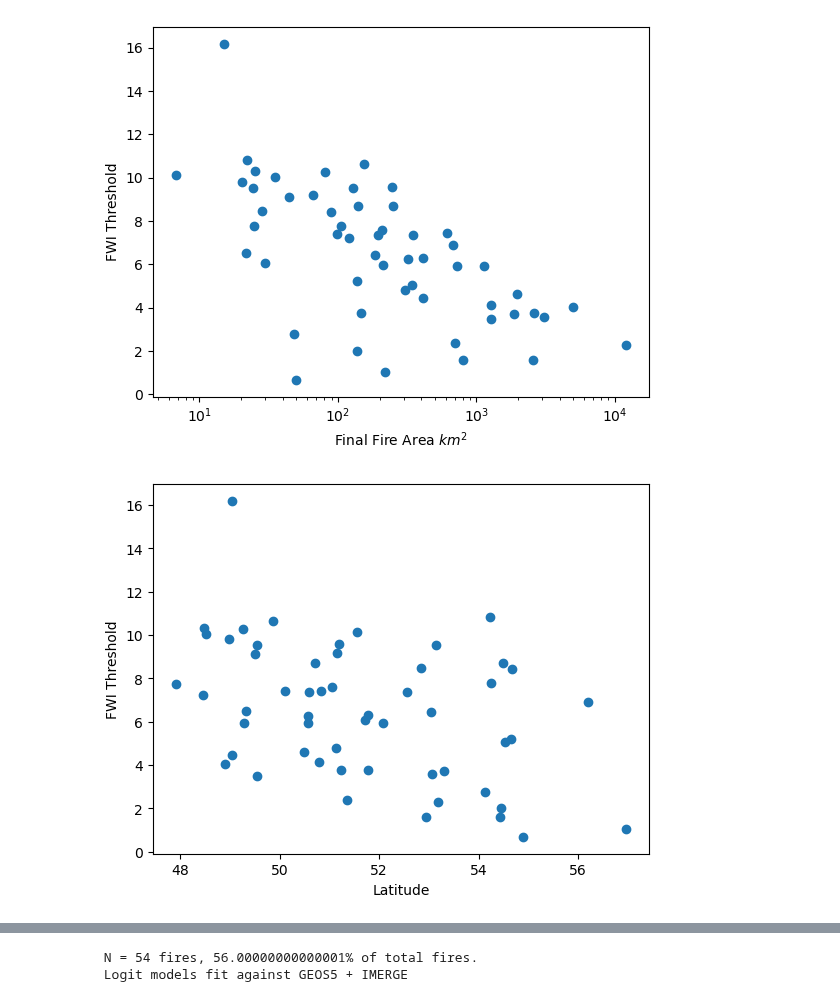
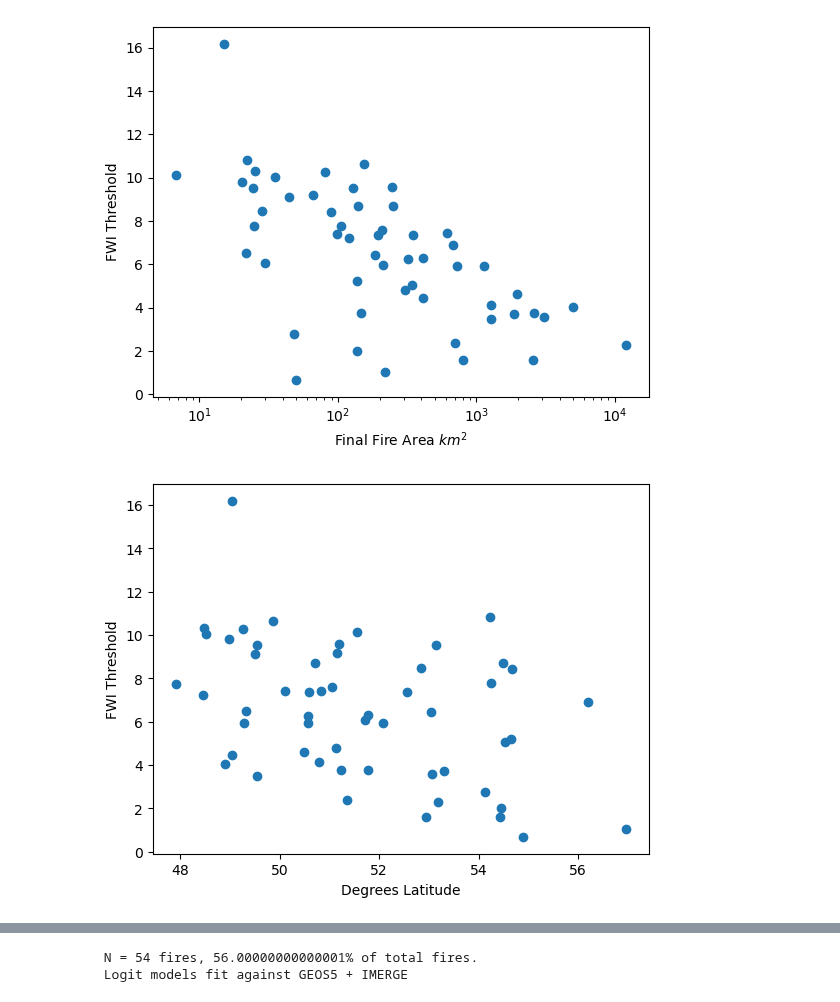
Before and after one commit to mccabete/fwiVis, a Jupyter notebook: notebooks/Logit_models.ipynb, the cells around one changed output, grey strips where cells are left out. Cells and saved outputs as stored; diff of their text form; code cells hidden in the pictures.

```diff
--- a/notebooks/Logit_models.ipynb
+++ b/notebooks/Logit_models.ipynb
@@ -1030,17 +1031,17 @@ plt.savefig(f"some_figs/logit_model_plots/Threshholds_vs_fire_size_{y_col_name}.
 # %%
 y = "spread_bool_100"
 y_col_name = f'GEOS5_IMERGEARLY_thresh_{y}'
 
 plt.scatter(y = fire_df.groupby('fireID')[y_col_name].max(), x = fire_projected[fire_projected.fireID.isin(fire_df.fireID.unique())].groupby('fireID')["Lat"].max()) # c = fire_projected[fire_projected.fireID.isin(fire_df.fireID.unique())].groupby('fireID')["Lat"].max()
-plt.xlabel("Latitude")
+plt.xlabel("Degrees Latitude")
 #plt.ylabel(f"FWI Threshold for >50% chance of {y}")
 #plt.ylabel(f"FWI Thresh >50% chance 0.05 area change")
 plt.ylabel(f"FWI Threshold")
 #plt.xscale("log")
 #print(f" N = {len(fire_df[~fire_df[y_col_name].isna()].fireID.unique())} fires, {round((len(fire_df[~fire_df[y_col_name].isna()].fireID.unique()) / len(fire_df.fireID.unique())) * 100, 2) }% of total fires. \n Logit models fit against GEOS5 + IMERGE")
 #plt.title(f" N = {len(fire_df[~fire_df[y_col_name].isna()].fireID.unique())} fires, {round((len(fire_df[~fire_df[y_col_name].isna()].fireID.unique()) / len(fire_df.fireID.unique())) * 100, 2) }% of total fires. \n Logit models fit against GEOS5 + IMERGE")
 #plt.colorbar(label = "Lattitude")
 
 plt.savefig(f"some_figs/logit_model_plots/Threshholds_vs_fire_size_lattitude.png")
 # %% [output]
-[figure, old version]
+[figure, new version]
```
Also changed, not shown: parts of 14 cells of this notebook, 6 other files.
